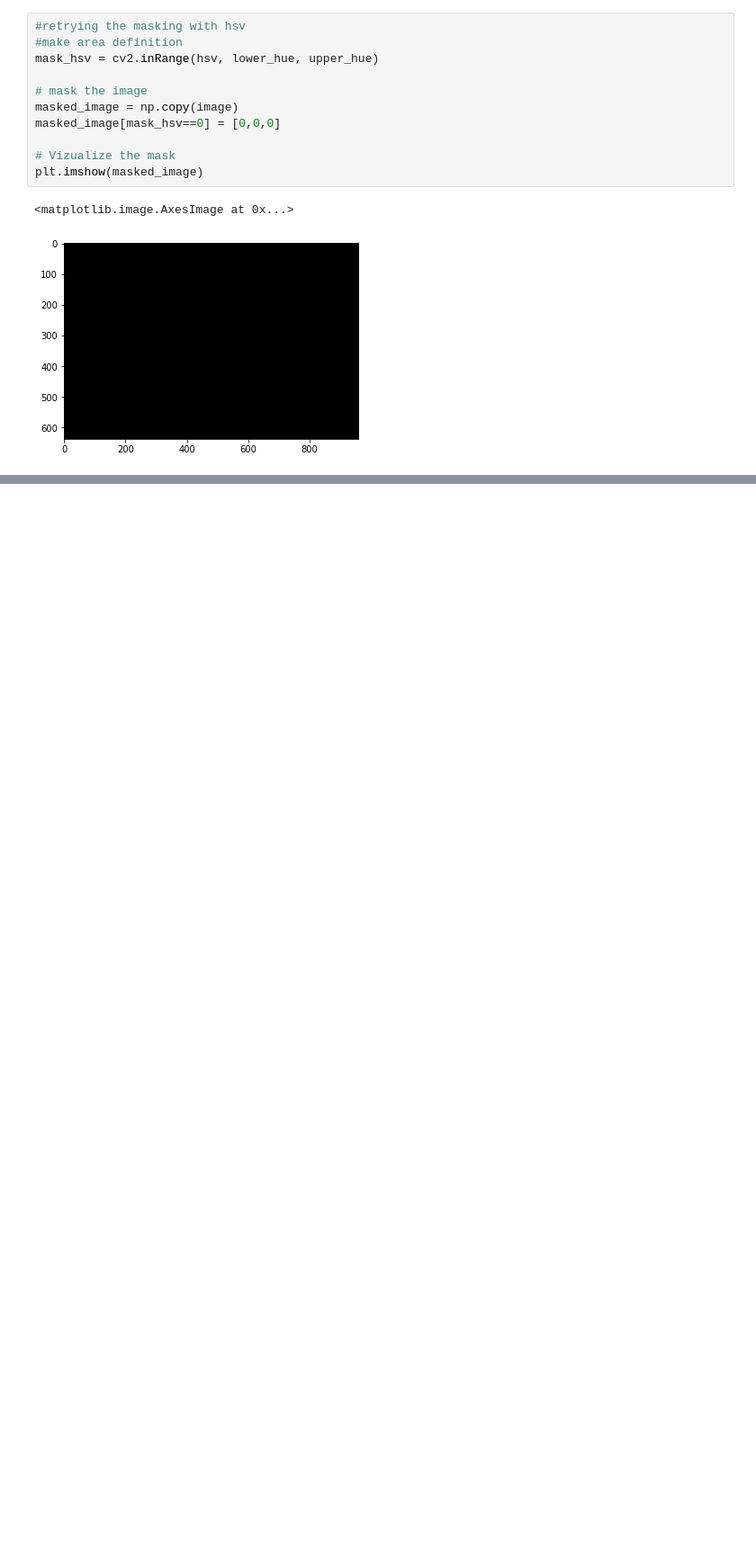
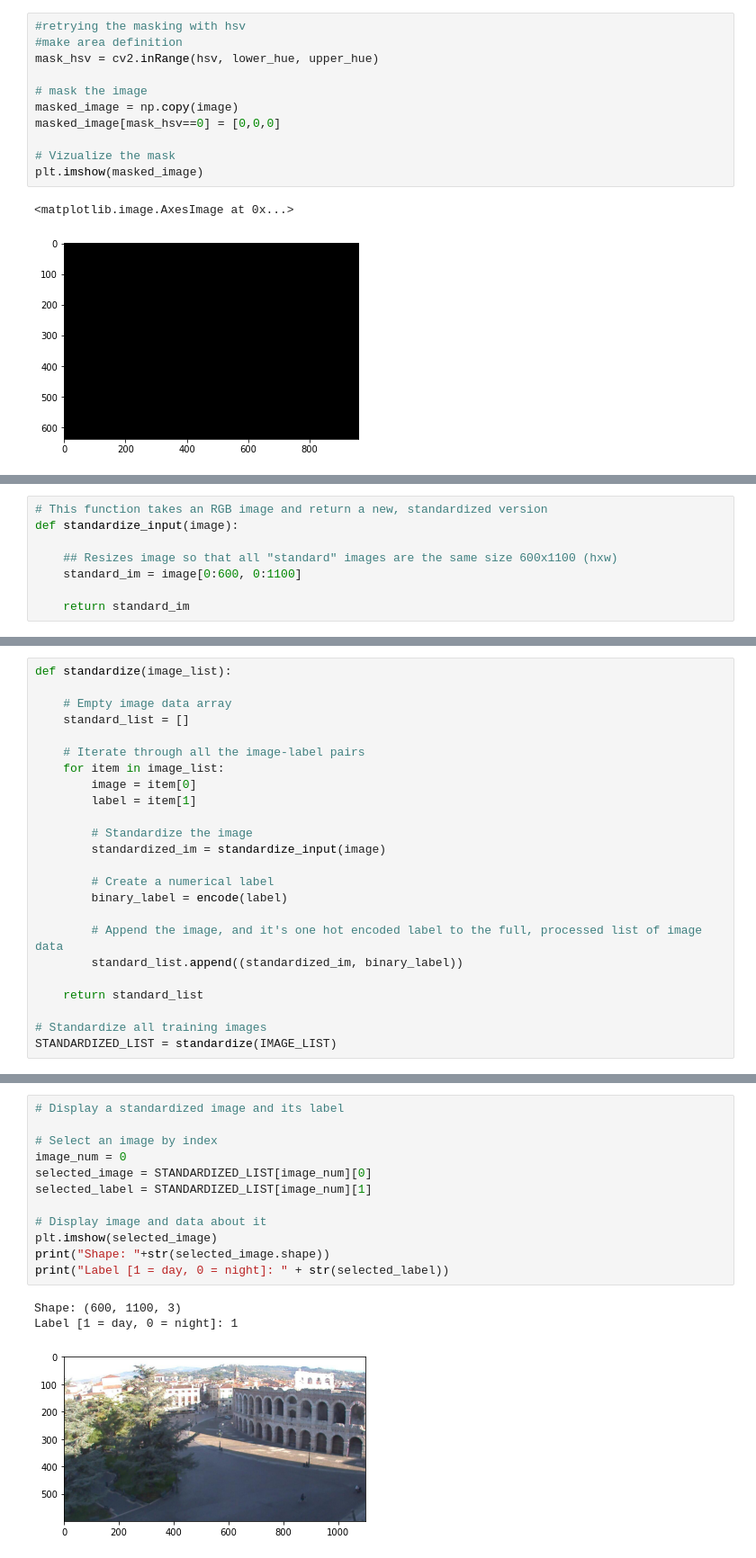
Before and after one commit to Fru-Adey/-Deep_Learning_in_Asset_Pricing, a Jupyter notebook: image_processing.ipynb, the cells around one changed output, grey strips where cells are left out. Shown at 90% size. Saved outputs shown, nothing was run; the diff lists cells and outputs as text; blank space fills up the shorter version.

```diff
--- a/image_processing.ipynb
+++ b/image_processing.ipynb
@@ -242,0 +307,8 @@ plt.imshow(masked_image)
+# %%
+# This function takes an RGB image and return a new, standardized version
+def standardize_input(image):
+
+    ## Resizes image so that all "standard" images are the same size 600x1100 (hxw)
+    standard_im = image[0:600, 0:1100]
+
+    return standard_im
@@ -242,0 +339,24 @@ plt.imshow(masked_image)
+# %%
+def standardize(image_list):
+
+    # Empty image data array
+    standard_list = []
+
+    # Iterate through all the image-label pairs
+    for item in image_list:
+        image = item[0]
+        label = item[1]
+
+        # Standardize the image
+        standardized_im = standardize_input(image)
+
+        # Create a numerical label
+        binary_label = encode(label)
+
+        # Append the image, and it's one hot encoded label to the full, processed list of image data
+        standard_list.append((standardized_im, binary_label))
+
+    return standard_list
+
+# Standardize all training images
+STANDARDIZED_LIST = standardize(IMAGE_LIST)
@@ -242,0 +366,16 @@ plt.imshow(masked_image)
+# %%
+# Display a standardized image and its label
+
+# Select an image by index
+image_num = 0
+selected_image = STANDARDIZED_LIST[image_num][0]
+selected_label = STANDARDIZED_LIST[image_num][1]
+
+# Display image and data about it
+plt.imshow(selected_image)
+print("Shape: "+str(selected_image.shape))
+print("Label [1 = day, 0 = night]: " + str(selected_label))
+# %% [output]
+Shape: (600, 1100, 3)
+Label [1 = day, 0 = night]: 1
+[figure, added]
```
Also changed, not shown: parts of 41 cells of this notebook.
